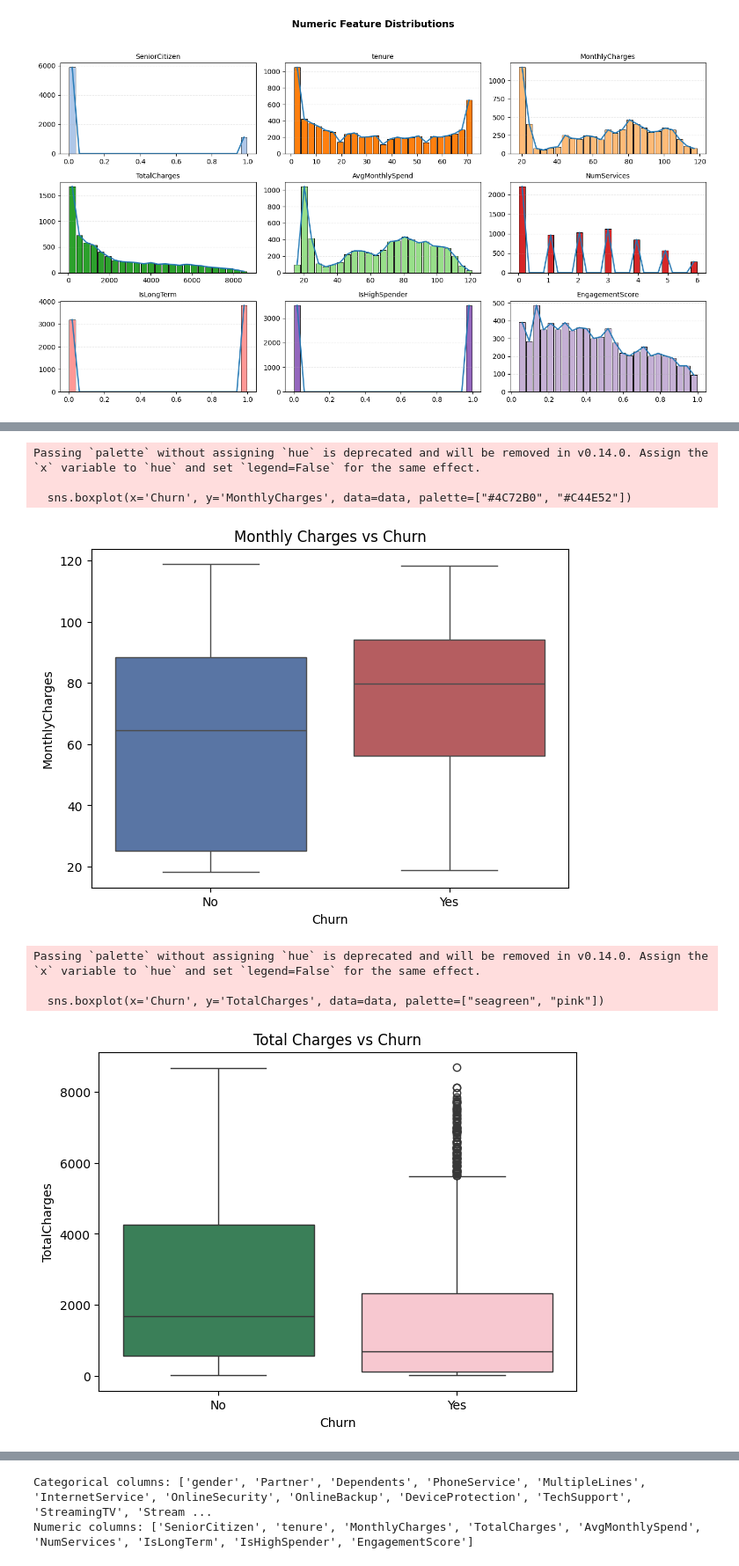
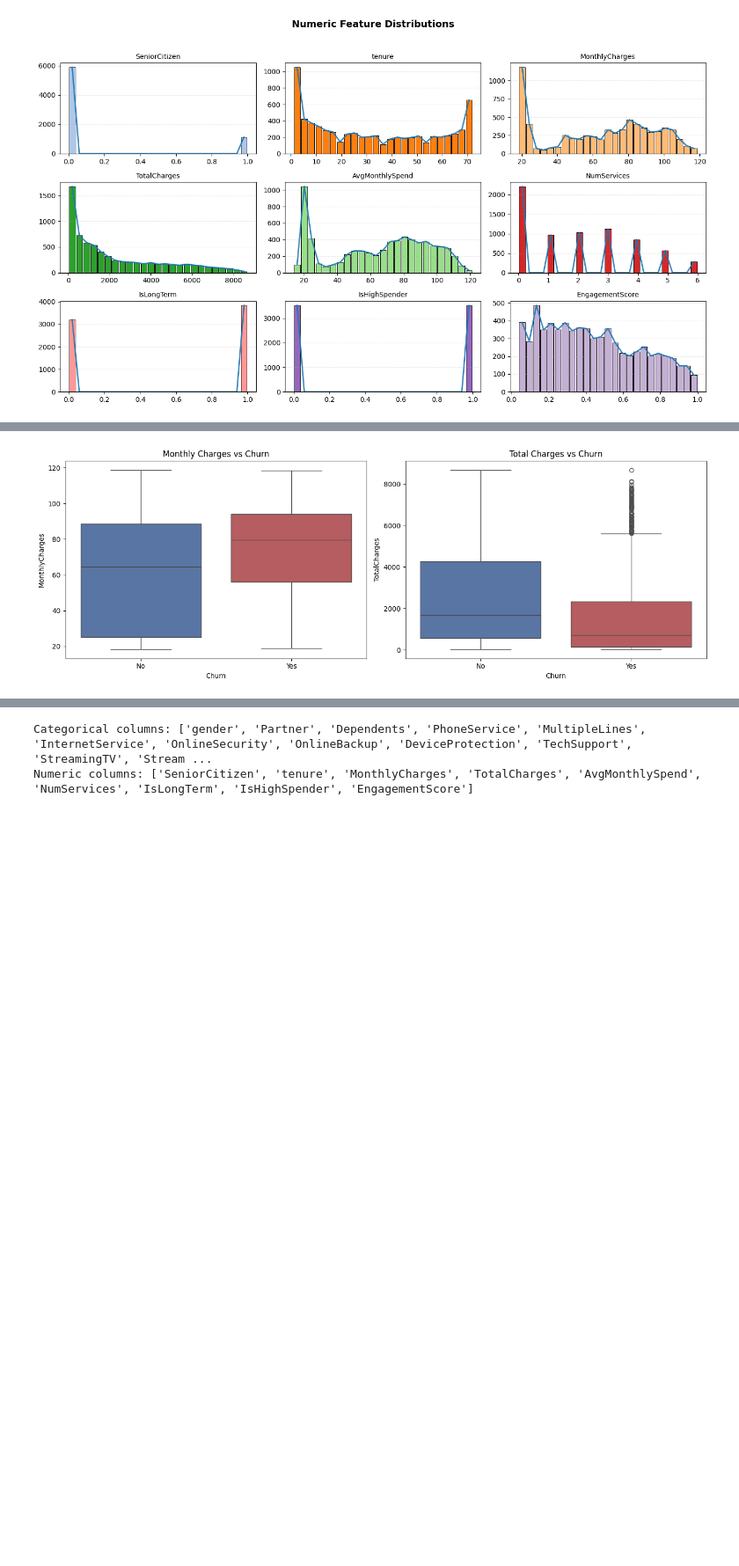
Before and after one commit to Sujatha-Nethmini/ML_CW, a Jupyter notebook: machineLearning_CW.ipynb, the cells around one changed output, grey strips where cells are left out. Shown at 88% size. Saved outputs shown, nothing was run; the diff lists cells and outputs as text; code cells hidden in the pictures; blank space fills up the shorter version.

```diff
--- a/machineLearning_CW.ipynb
+++ b/machineLearning_CW.ipynb
@@ -301,26 +324,34 @@ plt.show()
 # %%
 # 6. BOX PLOT: MonthlyCharges vs Churn
 
-plt.figure(figsize=(7,5))
-sns.boxplot(x='Churn', y='MonthlyCharges', data=data, palette=["#4C72B0", "#C44E52"])
-plt.title("Monthly Charges vs Churn")
+fig, axes = plt.subplots(1, 2, figsize=(14,5))
+
+sns.boxplot(
+    x='Churn',
+    y='MonthlyCharges',
+    hue='Churn',
+    data=data,
+    palette=["#4C72B0", "#C44E52"],
+    ax=axes[0]
+)
+axes[0].set_title("Monthly Charges vs Churn")
+axes[0].legend([], [], frameon=False)
+
+sns.boxplot(
+    x='Churn',
+    y='TotalCharges',
+    hue='Churn',
+    data=data,
+    palette=["#4C72B0", "#C44E52"],
+    ax=axes[1]
+)
+axes[1].set_title("Total Charges vs Churn")
+axes[1].legend([], [], frameon=False)
+
+plt.tight_layout()
 plt.show()
-
-# 7. BOX PLOT: TotalCharges vs Churn
-
-plt.figure(figsize=(7,5))
-sns.boxplot(x='Churn', y='TotalCharges', data=data, palette=["seagreen", "pink"])
-plt.title("Total Charges vs Churn")
-plt.show()
 # %% [output]
-Passing `palette` without assigning `hue` is deprecated and will be removed in v0.14.0. Assign the `x` variable to `hue` and set `legend=False` for the same effect.
-
-  sns.boxplot(x='Churn', y='MonthlyCharges', data=data, palette=["#4C72B0", "#C44E52"])
-[figure, old version]
+[figure, new version]
-Passing `palette` without assigning `hue` is deprecated and will be removed in v0.14.0. Assign the `x` variable to `hue` and set `legend=False` for the same effect.
-
-  sns.boxplot(x='Churn', y='TotalCharges', data=data, palette=["seagreen", "pink"])
-[figure, removed]
 # %%
 # 8. FEATURE ENGINEERING VISUALS
 
```
Also changed, not shown: parts of 28 cells of this notebook.
